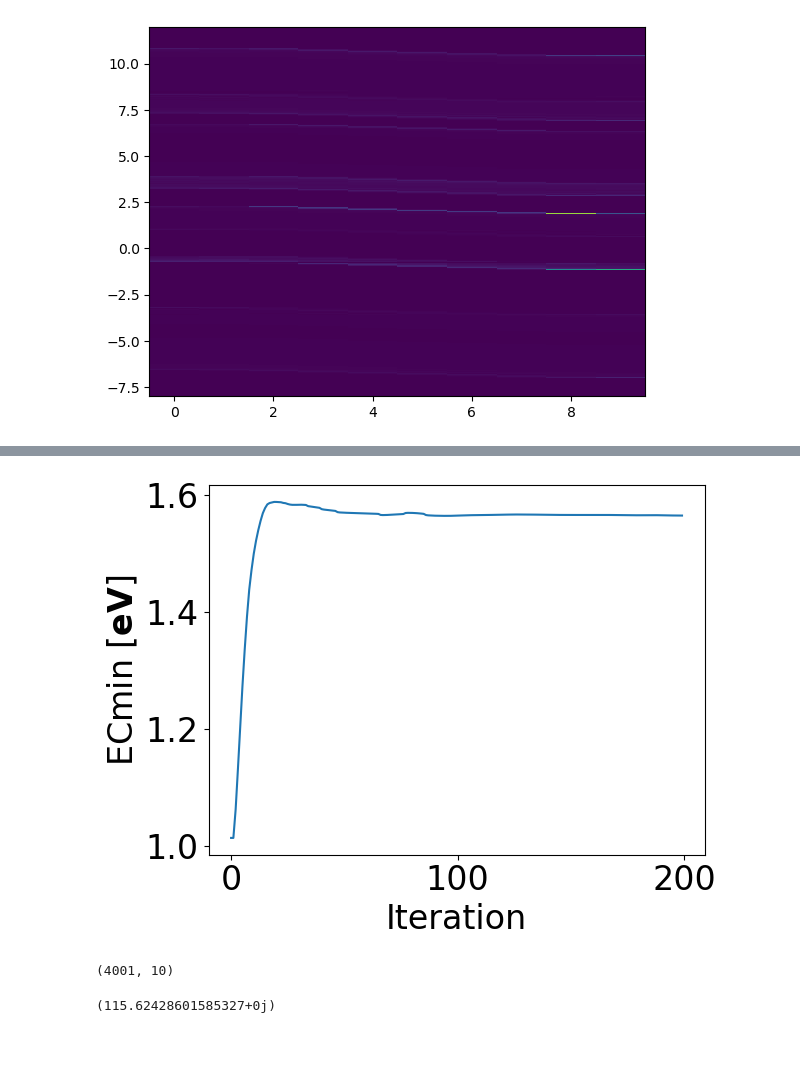
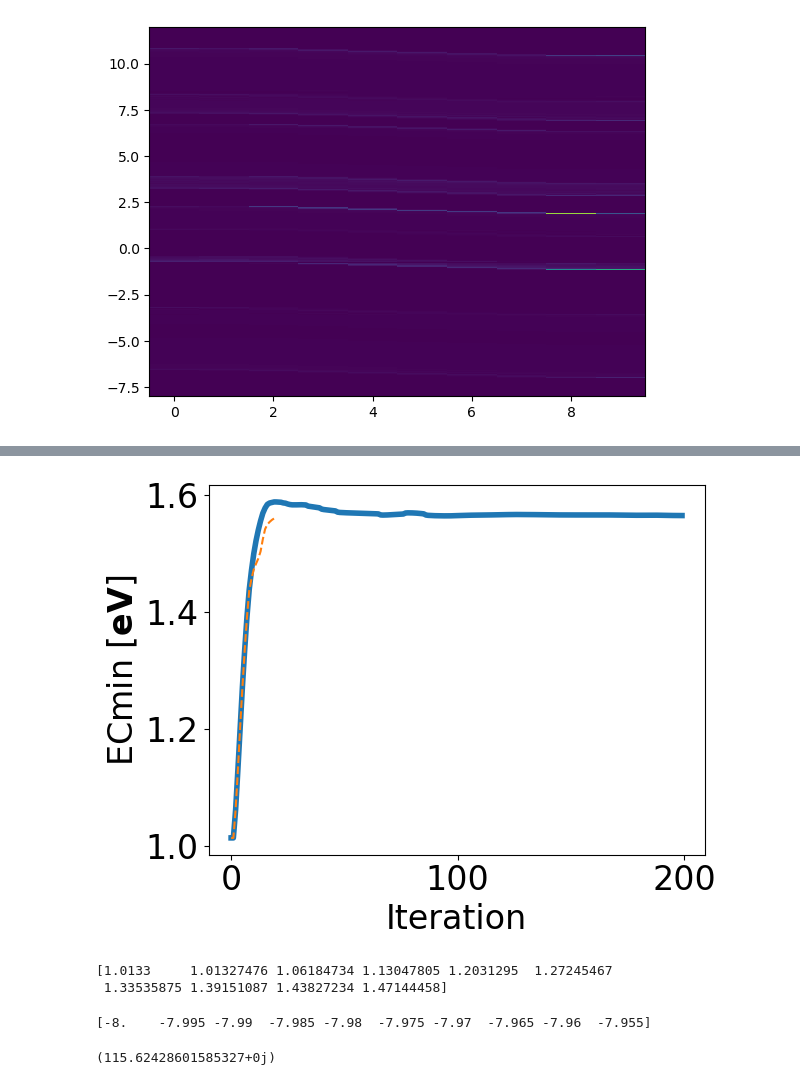
Before and after one commit to Nano-TCAD/QuaTrEx, a Jupyter notebook: quatrex/results/GNR_biased_sc/analysis.ipynb, the cells around one changed output, grey strips where cells are left out. Drawn from its saved outputs; the diff is of its cells as text; code cells hidden in the pictures; blank space fills up the shorter version.

```diff
--- a/quatrex/results/GNR_biased_sc/analysis.ipynb
+++ b/quatrex/results/GNR_biased_sc/analysis.ipynb
@@ -128 +130,5 @@ gif.save(frames_ide, 'IDE_199.gif', duration = 3000)
+# %%
+m_path = '/home/dleonard/Documents/mathieu_gw_matlab/IEDM_version'
+idg_m = np.loadtxt(m_path + '/idg.dat')
+ECmin_m = np.loadtxt(m_path + '/ECmin.dat')
 # %%
@@ -156,21 +173,28 @@ plt.show()
 # %%
 num_iter = 200
 font = {'weight' : 'normal',
 'size'   : 24}
 matplotlib.rc('font', **font)
 ECmin_vec = np.loadtxt('ECmin.dat')
 plt.figure()
-plt.plot(np.arange(num_iter), ECmin_vec[0:num_iter])
+plt.plot(np.arange(num_iter), ECmin_vec[0:num_iter], label = 'Python', linewidth = 4)
+plt.plot(np.arange(ECmin_m.shape[0]), ECmin_m, linestyle = 'dashed', label = 'MATLAB')
 plt.xlabel('Iteration')
 plt.ylabel('ECmin' + ' ' + r'$[\mathbf{eV}]$')
 plt.show()
 # %% [output]
-[figure, old version]
+[figure, new version]
+# %%
+print(ECmin_vec[0:10])
+# %% [output]
+[1.0133     1.01327476 1.06184734 1.13047805 1.2031295  1.27245467
+ 1.33535875 1.39151087 1.43827234 1.47144458]
 # %%
 IDE_temp = np.loadtxt('IDE_' + str(10) + '.dat').view(complex)
 IDE_temp.shape
+print(E[0:10])
 # %% [output]
-(4001, 10)
+[-8.    -7.995 -7.99  -7.985 -7.98  -7.975 -7.97  -7.965 -7.96  -7.955]
 # %%
 np.max(DOS_TEST[:, 0])
 # %% [output]
```
Also changed, not shown: parts of 2 cells of this notebook, 5 other files.
